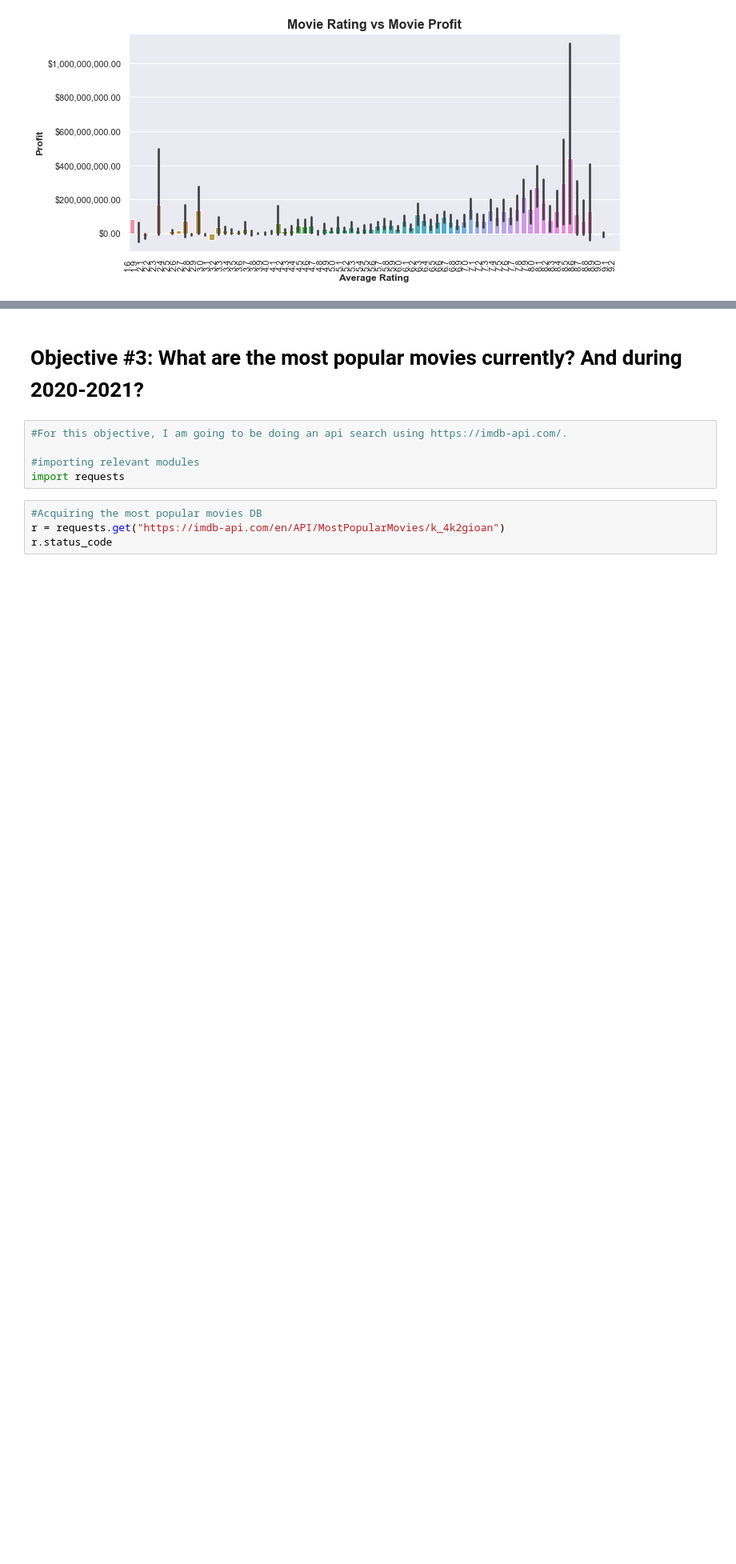
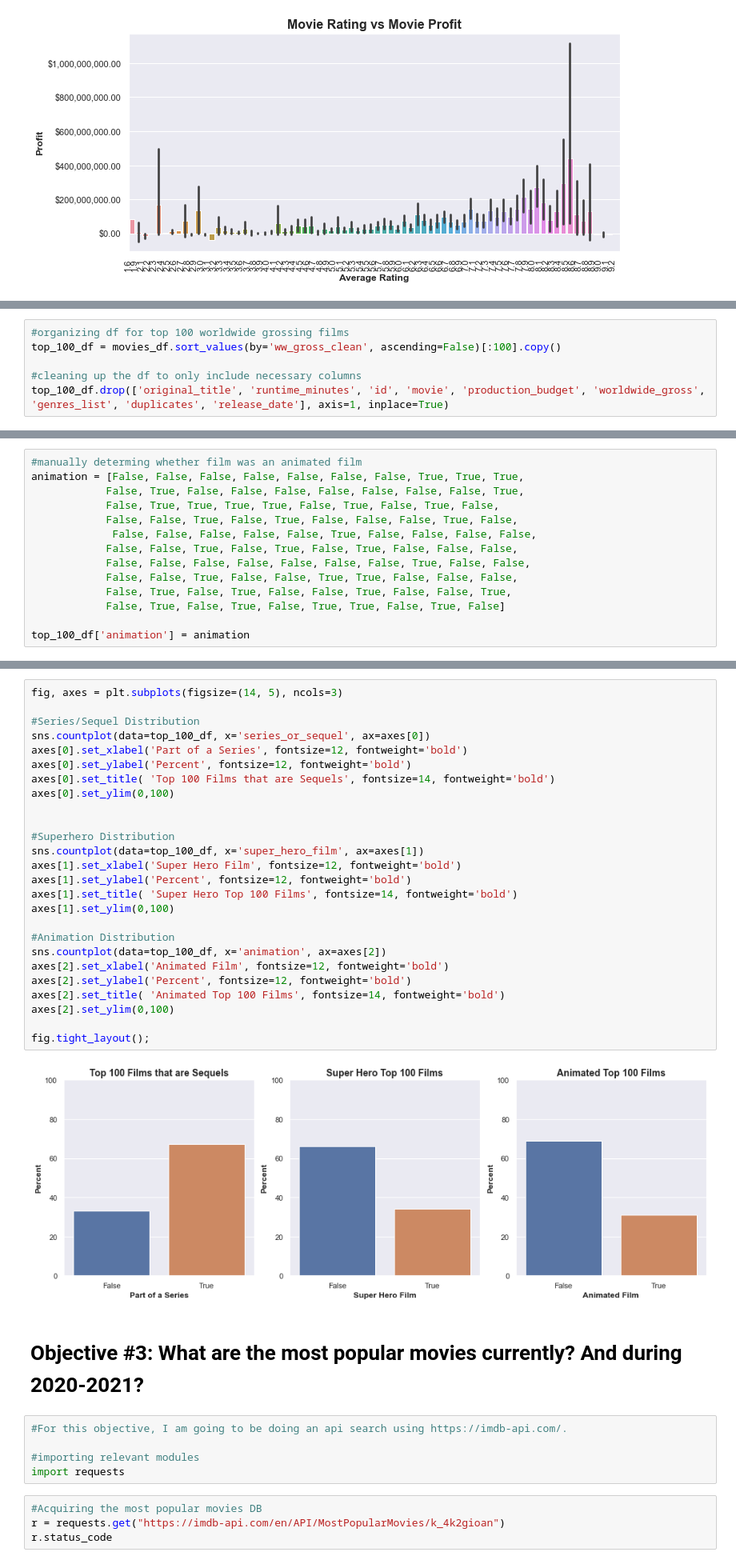
Before and after one commit to kevin-culver/Microsoft_Movie_Analysis, a Jupyter notebook: refined_exploration.ipynb, the cells around one changed output, grey strips where cells are left out. Shown at 80% size. Saved outputs shown, nothing was run; the diff lists cells and outputs as text; blank space fills up the shorter version.

Commit message:
add countplots for top 100

```diff
--- a/refined_exploration.ipynb
+++ b/refined_exploration.ipynb
@@ -816,0 +343,6 @@ NameError: name 'bojo_imdb' is not defined
+# %%
+#organizing df for top 100 worldwide grossing films
+top_100_df = movies_df.sort_values(by='ww_gross_clean', ascending=False)[:100].copy()
+
+#cleaning up the df to only include necessary columns
+top_100_df.drop(['original_title', 'runtime_minutes', 'id', 'movie', 'production_budget', 'worldwide_gross', 'genres_list', 'duplicates', 'release_date'], axis=1, inplace=True)
@@ -816,0 +382,14 @@ NameError: name 'bojo_imdb' is not defined
+# %%
+#manually determing whether film was an animated film
+animation = [False, False, False, False, False, False, False, True, True, True,
+            False, True, False, False, False, False, False, False, False, True,
+            False, True, True, True, True, False, True, False, True, False,
+            False, False, True, False, True, False, False, False, True, False,
+             False, False, False, False, False, True, False, False, False, False,
+            False, False, True, False, True, False, True, False, False, False,
+            False, False, False, False, False, False, False, True, False, False,
+            False, False, True, False, False, True, True, False, False, False,
+            False, True, False, True, False, False, True, False, False, True,
+            False, True, False, True, False, True, True, False, True, False]
+
+top_100_df['animation'] = animation
@@ -817,3 +398,31 @@ NameError: name 'bojo_imdb' is not defined
+# %%
+fig, axes = plt.subplots(figsize=(14, 5), ncols=3)
+
+#Series/Sequel Distribution
+sns.countplot(data=top_100_df, x='series_or_sequel', ax=axes[0])
+axes[0].set_xlabel('Part of a Series', fontsize=12, fontweight='bold')
+axes[0].set_ylabel('Percent', fontsize=12, fontweight='bold')
+axes[0].set_title( 'Top 100 Films that are Sequels', fontsize=14, fontweight='bold')
+axes[0].set_ylim(0,100)
+
+
+#Superhero Distribution
+sns.countplot(data=top_100_df, x='super_hero_film', ax=axes[1])
+axes[1].set_xlabel('Super Hero Film', fontsize=12, fontweight='bold')
+axes[1].set_ylabel('Percent', fontsize=12, fontweight='bold')
+axes[1].set_title( 'Super Hero Top 100 Films', fontsize=14, fontweight='bold')
+axes[1].set_ylim(0,100)
+
+#Animation Distribution
+sns.countplot(data=top_100_df, x='animation', ax=axes[2])
+axes[2].set_xlabel('Animated Film', fontsize=12, fontweight='bold')
+axes[2].set_ylabel('Percent', fontsize=12, fontweight='bold')
+axes[2].set_title( 'Animated Top 100 Films', fontsize=14, fontweight='bold')
+axes[2].set_ylim(0,100)
+
+fig.tight_layout();
+# %% [output]
+[figure, added]
 # %% [markdown]
 # Objective #3: What are the most popular movies currently? And during 2020-2021?
 # %%
```
Also changed, not shown: parts of 53 cells of this notebook, 1 other file.
